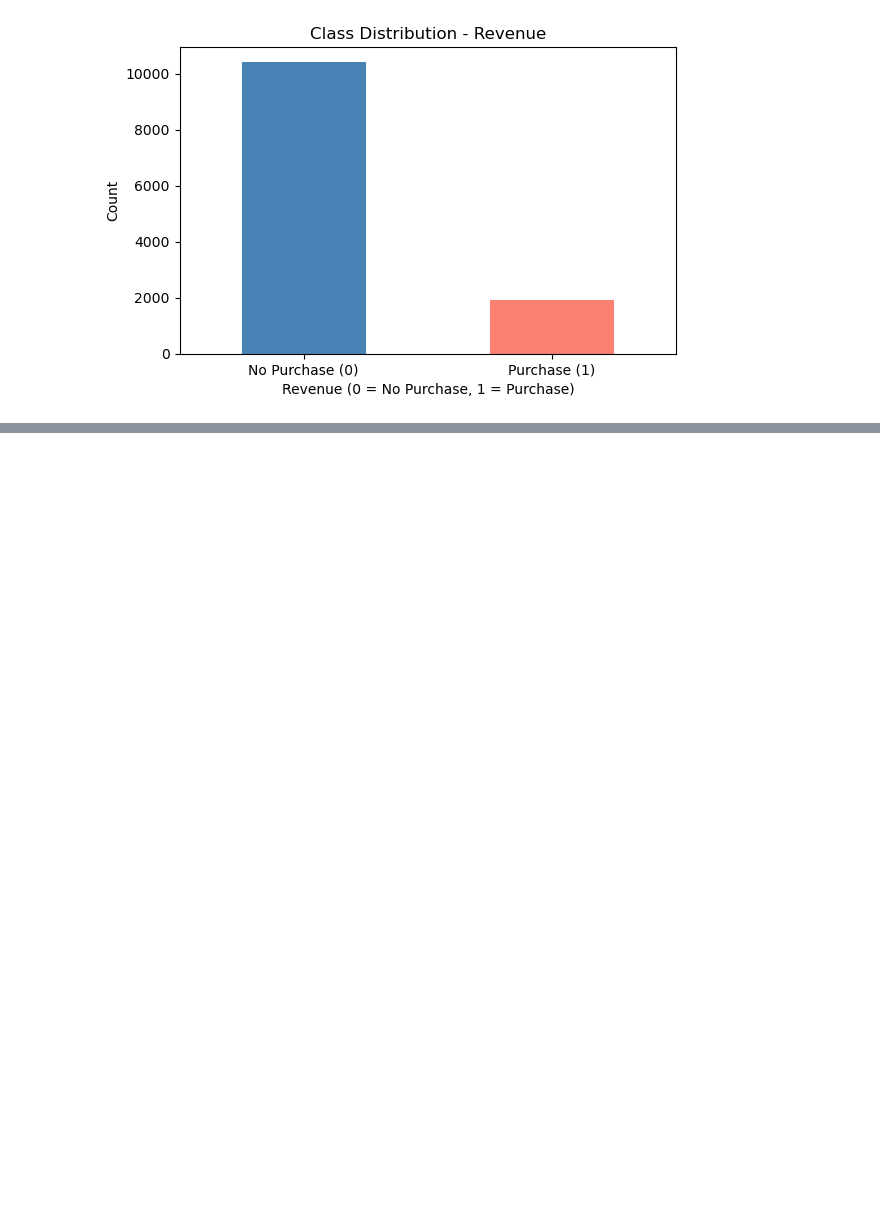
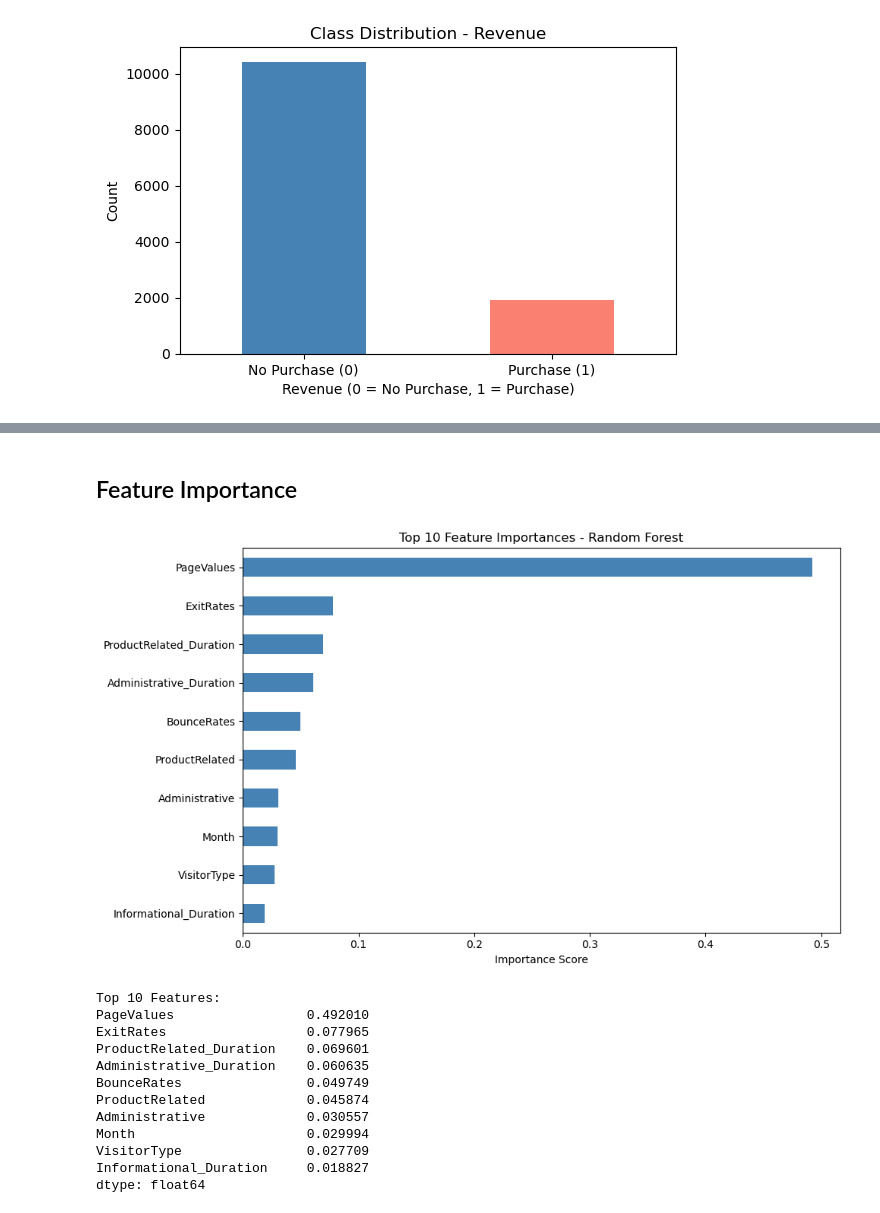
Before and after one commit to parkco34/ai_501_project, a Jupyter notebook: notebooks/random_forest.ipynb, the cells around one changed output, grey strips where cells are left out. Saved outputs shown, nothing was run; the diff lists cells and outputs as text; code cells hidden in the pictures; blank space fills up the shorter version.

```diff
--- a/notebooks/random_forest.ipynb
+++ b/notebooks/random_forest.ipynb
@@ -159,0 +299,17 @@ plt.show()
+# %%
+# Train tuned model using best parameters
+rf_tuned = grid_search.best_estimator_
+
+# Predictions
+y_pred_tuned = rf_tuned.predict(X_test)
+y_prob_tuned = rf_tuned.predict_proba(X_test)[:, 1]
+
+# Evaluation
+print('=== Tuned Random Forest Results ===')
+print(f'Accuracy:  {accuracy_score(y_test, y_pred_tuned):.4f}')
+print(f'Precision: {precision_score(y_test, y_pred_tuned):.4f}')
+print(f'Recall:    {recall_score(y_test, y_pred_tuned):.4f}')
+print(f'F1 Score:  {f1_score(y_test, y_pred_tuned):.4f}')
+print(f'AUROC:     {roc_auc_score(y_test, y_prob_tuned):.4f}')
+print('\nClassification Report:')
+print(classification_report(y_test, y_pred_tuned))
@@ -159,0 +333,33 @@ plt.show()
+# %% [markdown]
+## Feature Importance
+# %%
+# Extract feature importances from tuned model
+feature_importances = pd.Series(
+    rf_tuned.feature_importances_, index=X.columns
+).sort_values(ascending=False)
+
+# Plot top 10 features
+fig, ax = plt.subplots(figsize=(10, 6))
+feature_importances.head(10).plot(kind='barh', color='steelblue', ax=ax)
+ax.invert_yaxis()
+ax.set_title('Top 10 Feature Importances - Random Forest')
+ax.set_xlabel('Importance Score')
+plt.tight_layout()
+plt.show()
+
+print('\nTop 10 Features:')
+print(feature_importances.head(10))
+# %% [output]
+[figure, added]
+Top 10 Features:
+PageValues                 0.492010
+ExitRates                  0.077965
+ProductRelated_Duration    0.069601
+Administrative_Duration    0.060635
+BounceRates                0.049749
+ProductRelated             0.045874
+Administrative             0.030557
+Month                      0.029994
+VisitorType                0.027709
+Informational_Duration     0.018827
+dtype: float64
```
Also changed, not shown: parts of 18 cells of this notebook.
